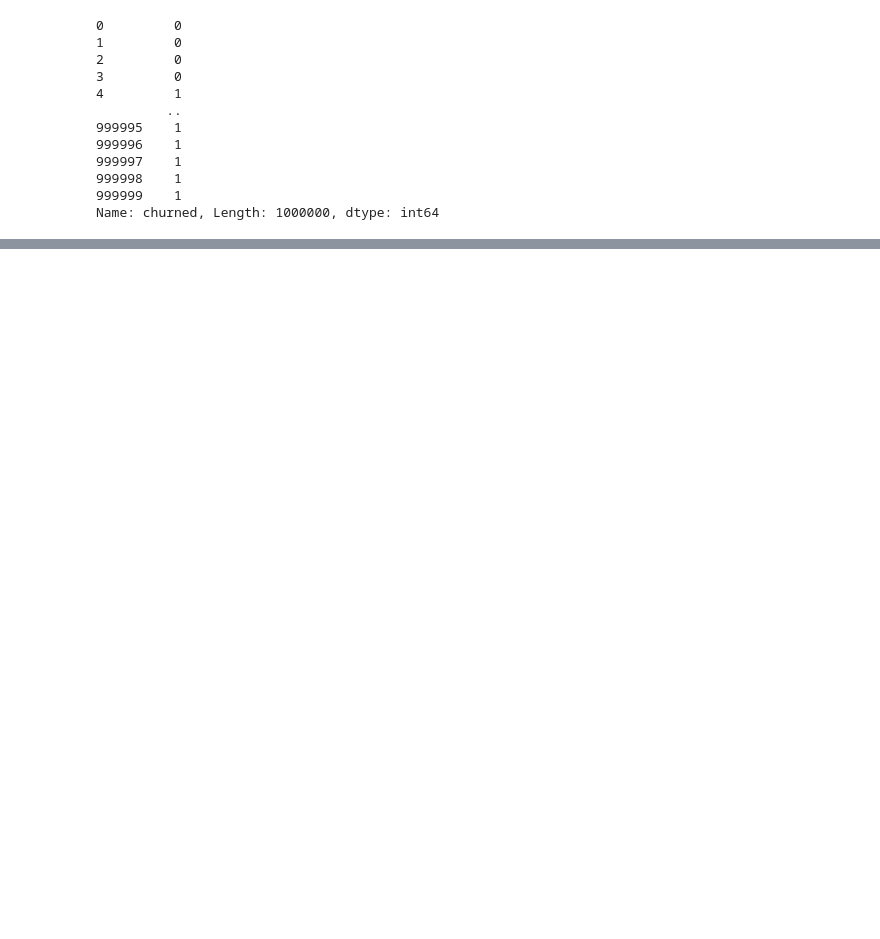
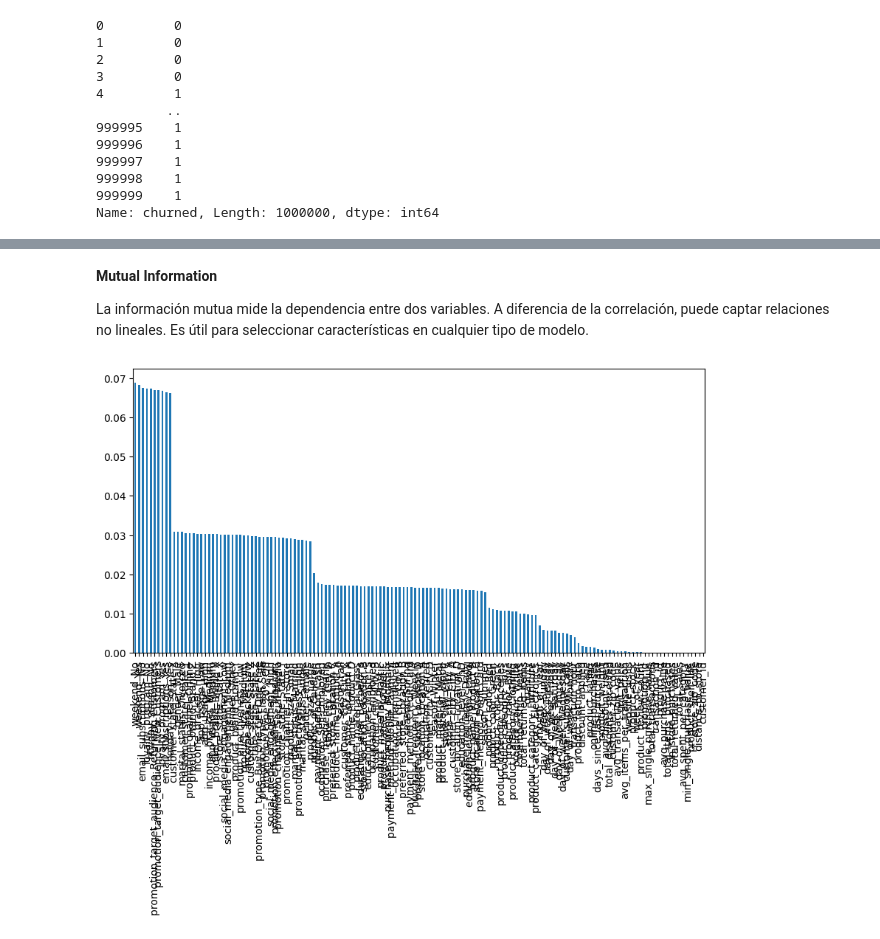
Before and after one commit to javierveloso/ml_practica, a Jupyter notebook: ml_retail_behavior.ipynb, the cells around one changed output, grey strips where cells are left out. Saved outputs shown, nothing was run; the diff lists cells and outputs as text; code cells hidden in the pictures; blank space fills up the shorter version.

```diff
--- a/ml_retail_behavior.ipynb
+++ b/ml_retail_behavior.ipynb
@@ -331,0 +286,10 @@ Index(['transaction_id', 'customer_zip_code', 'total_discounts_received',
+# %%
+from sklearn.linear_model import LogisticRegression
+
+model = LogisticRegression(penalty='l1', solver='liblinear', n_jobs=-1, random_state=42)  # Regularización L1
+model.fit(X_train, y_train)
+
+print(model.coef_)  # Coeficientes de las características
+
+# alamacena en una lista las 10 caracteristicas mas importantes
+top_10_features_logistic_regularitacion_L1_L2 = X_train.columns[np.abs(model.coef_[0]) > 0].tolist()
@@ -331,0 +318,16 @@ Index(['transaction_id', 'customer_zip_code', 'total_discounts_received',
+# %%
+from sklearn.model_selection import cross_val_score
+from sklearn.preprocessing import StandardScaler
+from sklearn.linear_model import LogisticRegression
+
+# Escalar los datos
+scaler = StandardScaler()
+X_train_scaled = scaler.fit_transform(X_train)
+X_test_scaled = scaler.transform(X_test)
+model = LogisticRegression(max_iter=200, random_state=42)
+scores = cross_val_score(model, X_train_scaled, y_train, cv=5)
+print(f"Mean cross-validation score: {scores.mean()}")
+
+# Ajustar el modelo antes de acceder a los coeficientes
+model.fit(X_train_scaled, y_train)
+top_10_features_cross_val_score = X_train.columns[np.abs(model.coef_[0]) > 0].tolist()
@@ -331,0 +432,15 @@ Index(['transaction_id', 'customer_zip_code', 'total_discounts_received',
+# %% [markdown]
+**Mutual Information**
+
+La información mutua mide la dependencia entre dos variables. A diferencia de la correlación, puede captar relaciones no lineales. Es útil para seleccionar características en cualquier tipo de modelo.
+# %%
+from sklearn.feature_selection import mutual_info_classif
+
+mi = mutual_info_classif(X_train, y_train)
+mi = pd.Series(mi, index=X_train.columns)
+mi.sort_values(ascending=False).plot.bar(figsize=(10, 5))
+
+# almacena en una lista las 10 caracteristicas mas importantes
+top_10_features_mutual_information = mi.sort_values(ascending=False).head(10).index.tolist()
+# %% [output]
+[figure, added]
```
Also changed, not shown: parts of 38 cells of this notebook.
